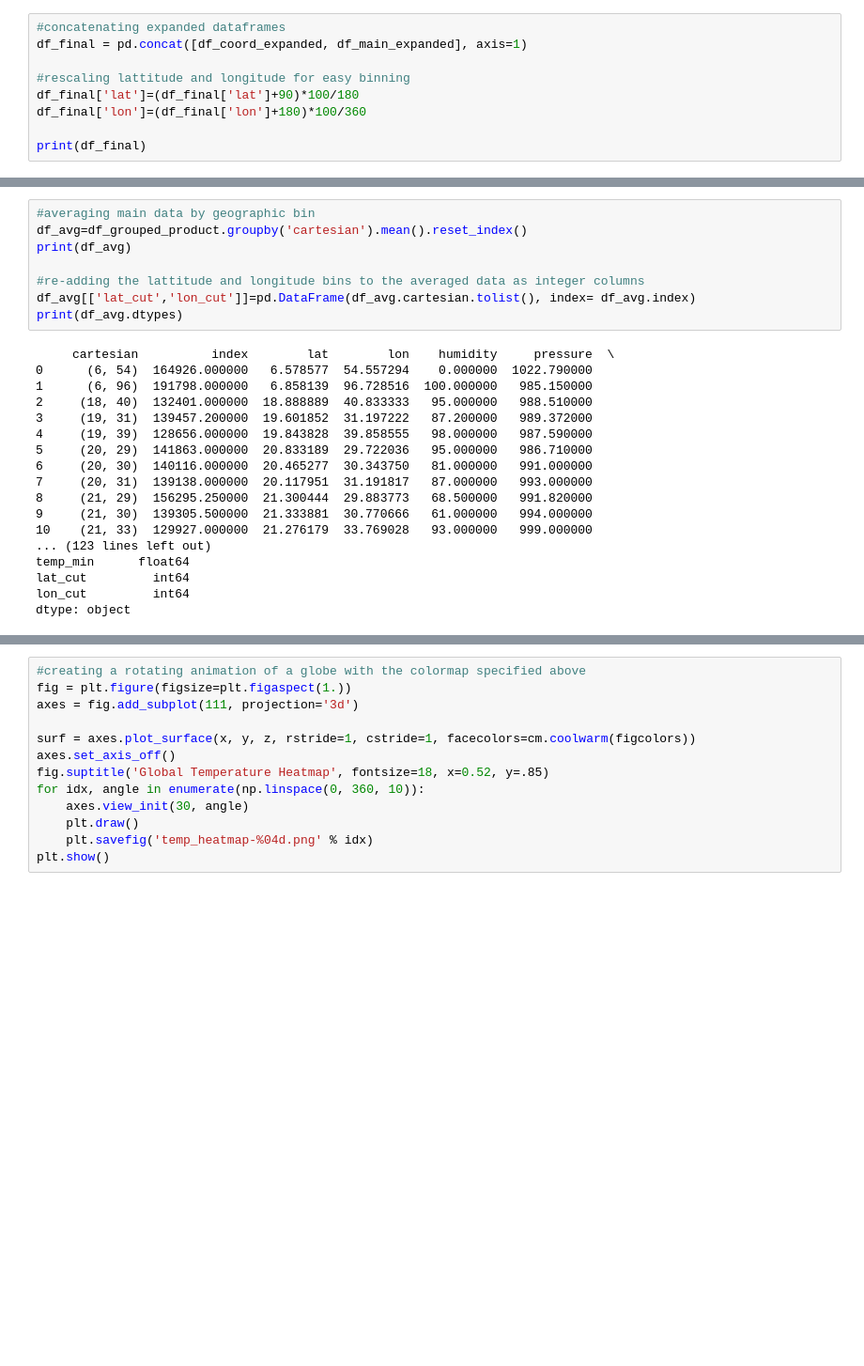
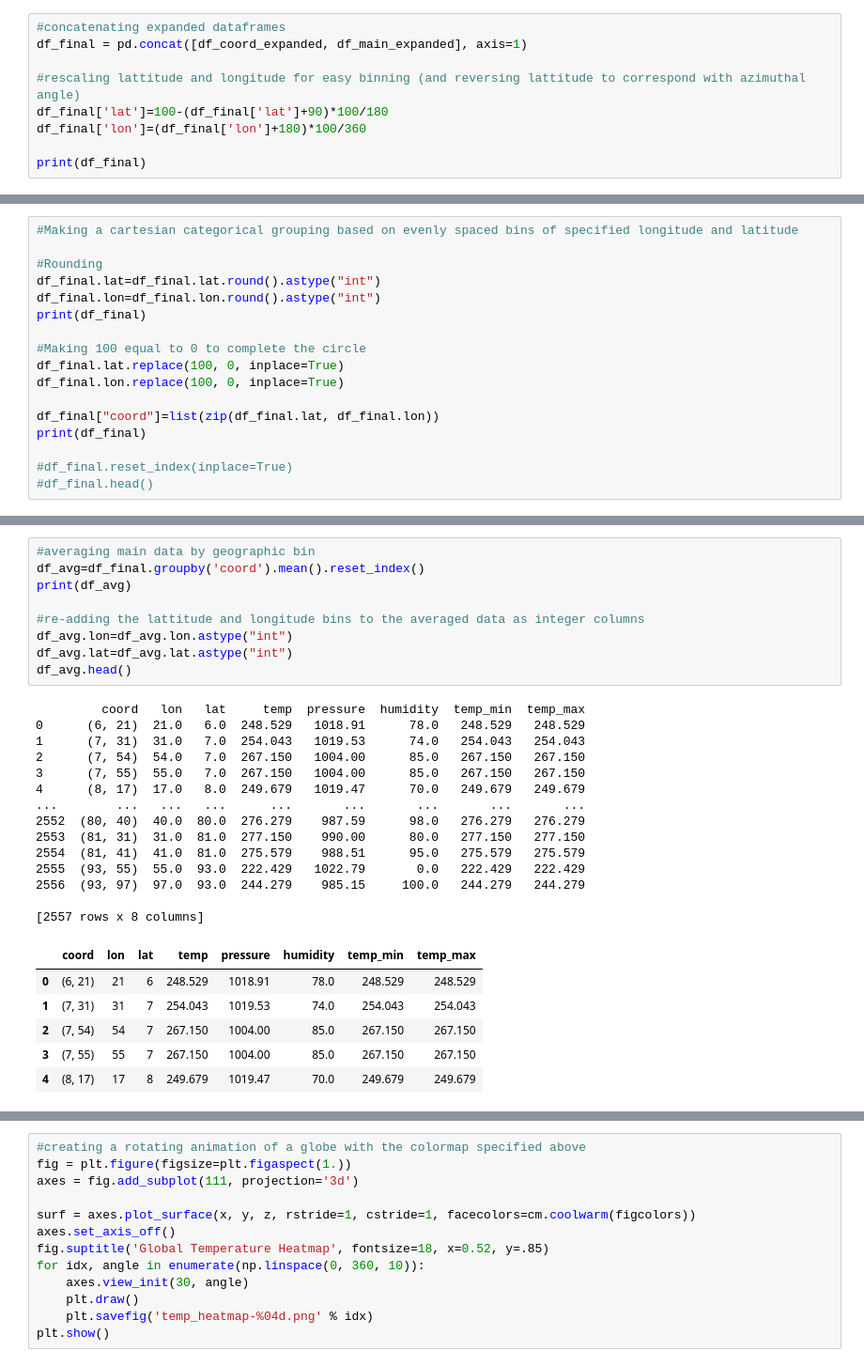
Before and after one commit to blawton/Data_Analysis, a Jupyter notebook: Global_Temperature_Visualization.ipynb, the cells around one changed output, grey strips where cells are left out. Shown at 94% size. Drawn from its saved outputs; the diff is of its cells as text; blank space fills up the shorter version.

```diff
--- a/Global_Temperature_Visualization.ipynb
+++ b/Global_Temperature_Visualization.ipynb
@@ -98,8 +112,8 @@ print(df_coord_expanded)
 #concatenating expanded dataframes
 df_final = pd.concat([df_coord_expanded, df_main_expanded], axis=1)
 
-#rescaling lattitude and longitude for easy binning
-df_final['lat']=(df_final['lat']+90)*100/180
+#rescaling lattitude and longitude for easy binning (and reversing lattitude to correspond with azimuthal angle)
+df_final['lat']=100-(df_final['lat']+90)*100/180
 df_final['lon']=(df_final['lon']+180)*100/360
 
 print(df_final)
@@ -151,0 +135,17 @@ print(df_grouped_product)
+# %%
+#Making a cartesian categorical grouping based on evenly spaced bins of specified longitude and latitude
+
+#Rounding
+df_final.lat=df_final.lat.round().astype("int")
+df_final.lon=df_final.lon.round().astype("int")
+print(df_final)
+
+#Making 100 equal to 0 to complete the circle
+df_final.lat.replace(100, 0, inplace=True)
+df_final.lon.replace(100, 0, inplace=True)
+
+df_final["coord"]=list(zip(df_final.lat, df_final.lon))
+print(df_final)
+
+#df_final.reset_index(inplace=True)
+#df_final.head()
@@ -152,28 +170,32 @@ print(df_grouped_product)
 # %%
 #averaging main data by geographic bin
-df_avg=df_grouped_product.groupby('cartesian').mean().reset_index()
+df_avg=df_final.groupby('coord').mean().reset_index()
 print(df_avg)
 
 #re-adding the lattitude and longitude bins to the averaged data as integer columns
-df_avg[['lat_cut','lon_cut']]=pd.DataFrame(df_avg.cartesian.tolist(), index= df_avg.index)
-print(df_avg.dtypes)
+df_avg.lon=df_avg.lon.astype("int")
+df_avg.lat=df_avg.lat.astype("int")
+df_avg.head()
 # %% [output]
-     cartesian          index        lat        lon    humidity     pressure  \
-0      (6, 54)  164926.000000   6.578577  54.557294    0.000000  1022.790000
-1      (6, 96)  191798.000000   6.858139  96.728516  100.000000   985.150000
-2     (18, 40)  132401.000000  18.888889  40.833333   95.000000   988.510000
-3     (19, 31)  139457.200000  19.601852  31.197222   87.200000   989.372000
-4     (19, 39)  128656.000000  19.843828  39.858555   98.000000   987.590000
-5     (20, 29)  141863.000000  20.833189  29.722036   95.000000   986.710000
-6     (20, 30)  140116.000000  20.465277  30.343750   81.000000   991.000000
-7     (20, 31)  139138.000000  20.117951  31.191817   87.000000   993.000000
-8     (21, 29)  156295.250000  21.300444  29.883773   68.500000   991.820000
-9     (21, 30)  139305.500000  21.333881  30.770666   61.000000   994.000000
-10    (21, 33)  129927.000000  21.276179  33.769028   93.000000   999.000000
-... (123 lines left out)
-temp_min      float64
-lat_cut         int64
-lon_cut         int64
-dtype: object
+         coord   lon   lat     temp  pressure  humidity  temp_min  temp_max
+0      (6, 21)  21.0   6.0  248.529   1018.91      78.0   248.529   248.529
+1      (7, 31)  31.0   7.0  254.043   1019.53      74.0   254.043   254.043
+2      (7, 54)  54.0   7.0  267.150   1004.00      85.0   267.150   267.150
+3      (7, 55)  55.0   7.0  267.150   1004.00      85.0   267.150   267.150
+4      (8, 17)  17.0   8.0  249.679   1019.47      70.0   249.679   249.679
+...        ...   ...   ...      ...       ...       ...       ...       ...
+2552  (80, 40)  40.0  80.0  276.279    987.59      98.0   276.279   276.279
+2553  (81, 31)  31.0  81.0  277.150    990.00      80.0   277.150   277.150
+2554  (81, 41)  41.0  81.0  275.579    988.51      95.0   275.579   275.579
+2555  (93, 55)  55.0  93.0  222.429   1022.79       0.0   222.429   222.429
+2556  (93, 97)  97.0  93.0  244.279    985.15     100.0   244.279   244.279
+
+[2557 rows x 8 columns]
+|  | coord | lon | lat | temp | pressure | humidity | temp_min | temp_max |
+| 0 | (6, 21) | 21 | 6 | 248.529 | 1018.91 | 78.0 | 248.529 | 248.529 |
+| 1 | (7, 31) | 31 | 7 | 254.043 | 1019.53 | 74.0 | 254.043 | 254.043 |
+| 2 | (7, 54) | 54 | 7 | 267.150 | 1004.00 | 85.0 | 267.150 | 267.150 |
+| 3 | (7, 55) | 55 | 7 | 267.150 | 1004.00 | 85.0 | 267.150 | 267.150 |
+| 4 | (8, 17) | 17 | 8 | 249.679 | 1019.47 | 70.0 | 249.679 | 249.679 |
 # %%
 #Setting up a grid for graphing on a sphere
```
Also changed, not shown: parts of 11 cells of this notebook, 10 other files.
